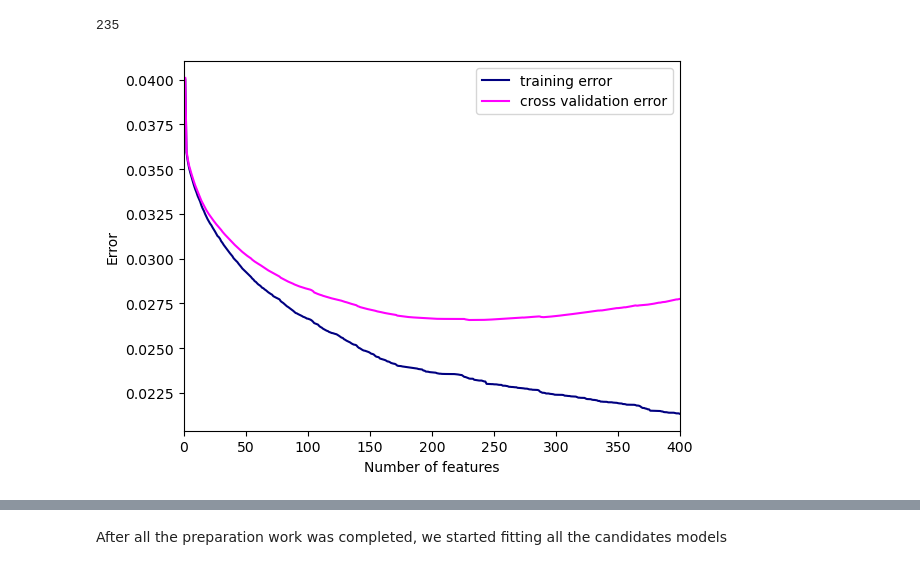
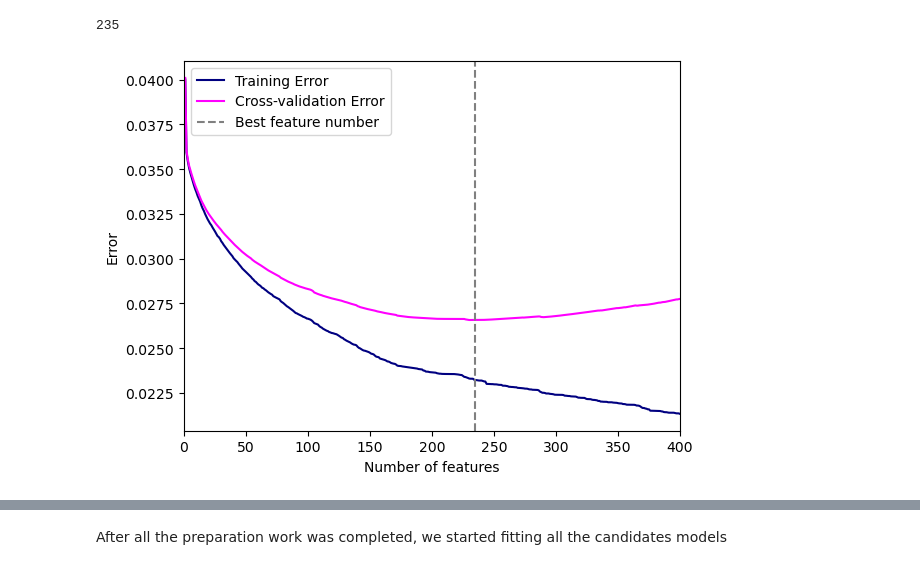
Before and after one commit to yuu1zhou/Song-prediction-with-ML, a Jupyter notebook: draft.ipynb, the cells around one changed output, grey strips where cells are left out. Drawn from its saved outputs; the diff is of its cells as text; code cells hidden in the pictures.

```diff
--- a/draft.ipynb
+++ b/draft.ipynb
@@ -546,16 +546,16 @@ for i in range(400):
     training_error_lis.append(mean_squared_error(y, y_pred))
 # %%
 fig,ax = plt.subplots()
-ax.plot(feature_num_lis, training_error_lis, label= "training error", color = "navy")
-ax.plot(feature_num_lis, cv_error_lis, label = "cross validation error", color = "magenta")
+ax.plot(feature_num_lis, training_error_lis, label= "Training Error", color = "navy")
+ax.plot(feature_num_lis, cv_error_lis, label = "Cross-validation Error", color = "magenta")
 ax.set(xlim=(0,400))
 ax.set_ylabel("Error")
 ax.set_xlabel("Number of features")
-ax.axvline(x=len(sfs_reg.k_feature_names_), color='grey', linestyle='--', label='Best feature count')
+ax.axvline(x=len(sfs_reg.k_feature_names_), color='grey', linestyle='--', label='Best feature number')
 ax.legend()
 plt.show()
 # %% [output]
-[figure, old version]
+[figure, new version]
 # %%
 X_train_selected_stepwise = X_train[:, sfs_reg.k_feature_idx_]
 X_train_selected_stepwise.shape
```
Also changed, not shown: parts of 35 cells of this notebook, 7 other files.
